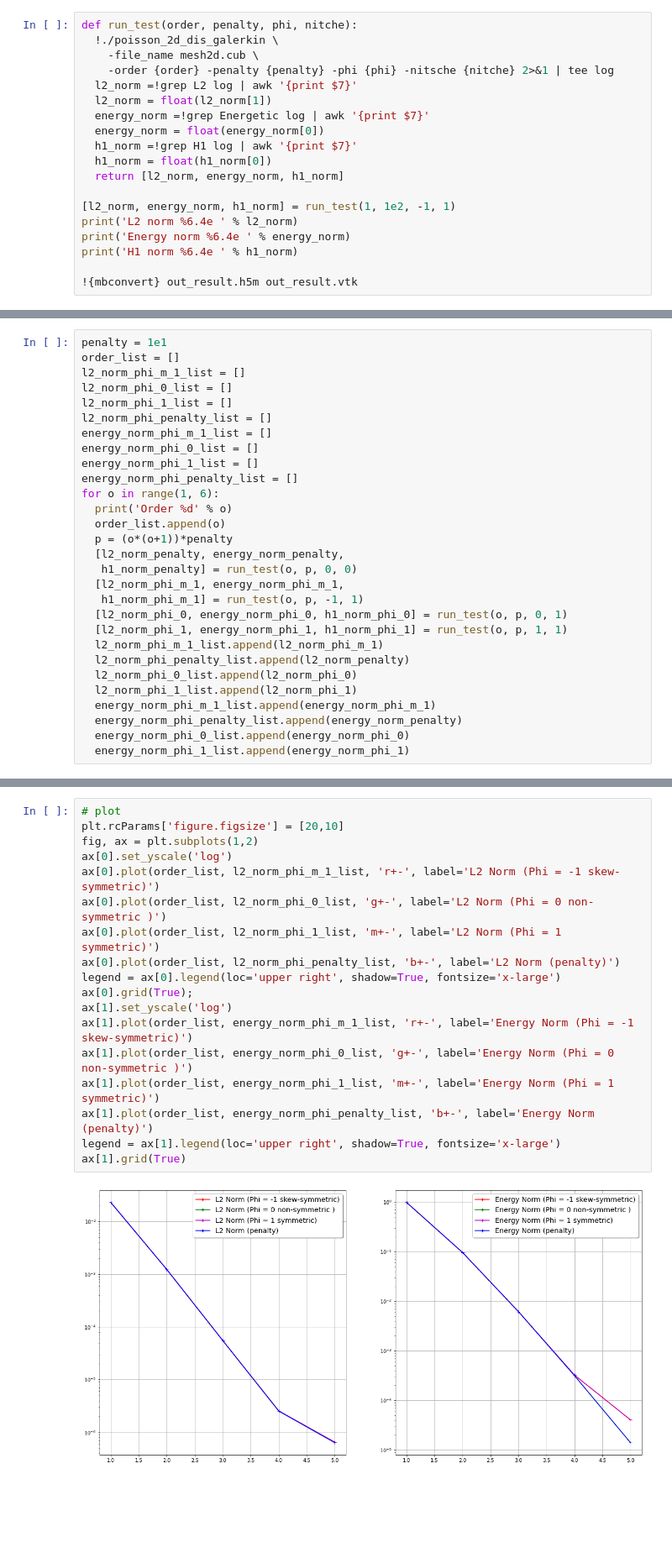
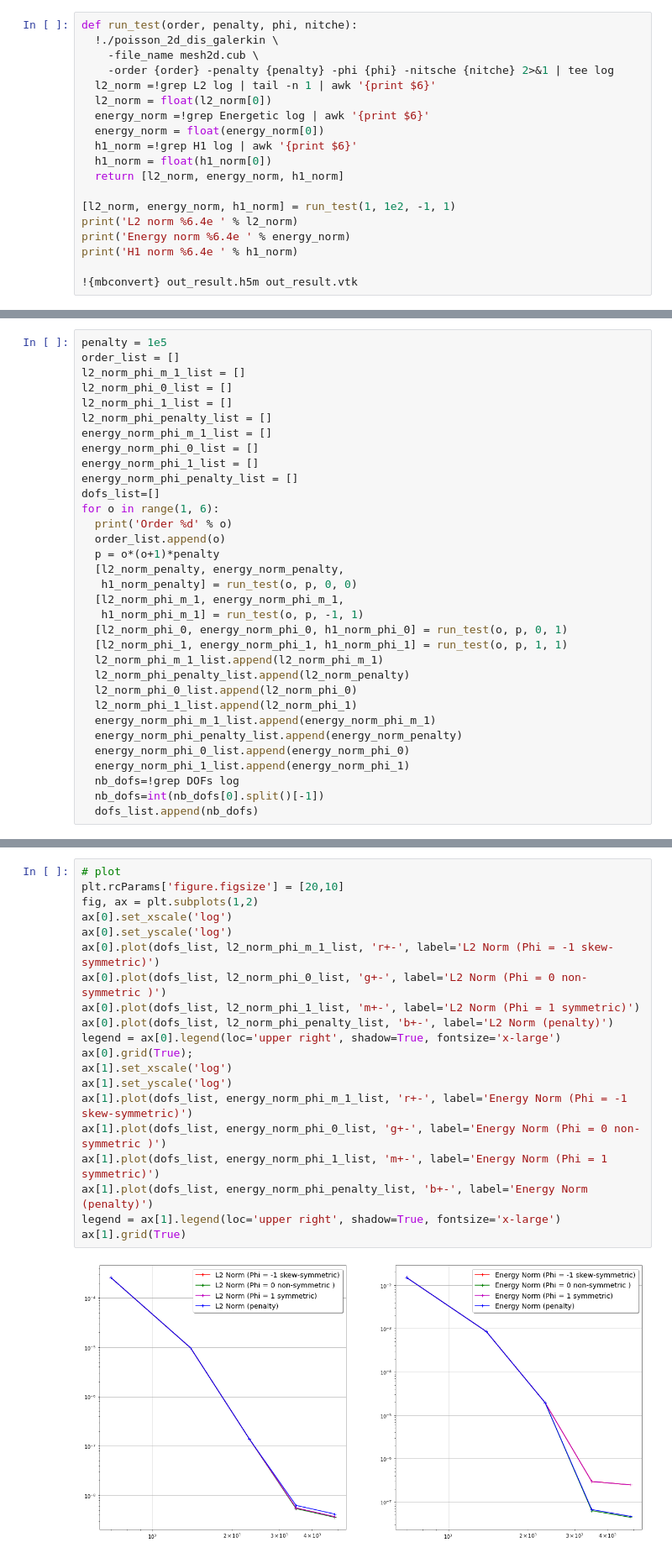
Before and after one commit to MoFEM/users-modules-cephas, a Jupyter notebook: tutorials/scl-11/test.ipynb, the cells around one changed output, grey strips where cells are left out. Shown at 84% size. Cells and saved outputs as stored; diff of their text form; blank space fills up the shorter version.

```diff
--- a/tutorials/scl-11/test.ipynb
+++ b/tutorials/scl-11/test.ipynb
@@ -28,11 +28,11 @@ def run_test(order, penalty, phi, nitche):
   !./poisson_2d_dis_galerkin \
     -file_name mesh2d.cub \
     -order {order} -penalty {penalty} -phi {phi} -nitsche {nitche} 2>&1 | tee log
-  l2_norm =!grep L2 log | awk '{print $7}'
-  l2_norm = float(l2_norm[1])
-  energy_norm =!grep Energetic log | awk '{print $7}'
+  l2_norm =!grep L2 log | tail -n 1 | awk '{print $6}'
+  l2_norm = float(l2_norm[0])
+  energy_norm =!grep Energetic log | awk '{print $6}'
   energy_norm = float(energy_norm[0])
-  h1_norm =!grep H1 log | awk '{print $7}'
+  h1_norm =!grep H1 log | awk '{print $6}'
   h1_norm = float(h1_norm[0])
   return [l2_norm, energy_norm, h1_norm]
 
@@ -61,7 +61,7 @@ H1 norm 3.1068e+00
 Read "out_result.h5m"
 Wrote "out_result.vtk"
 # %%
-penalty = 1e1
+penalty = 1e5
 order_list = []
 l2_norm_phi_m_1_list = []
 l2_norm_phi_0_list = []
@@ -71,10 +71,11 @@ energy_norm_phi_m_1_list = []
 energy_norm_phi_0_list = []
 energy_norm_phi_1_list = []
 energy_norm_phi_penalty_list = []
+dofs_list=[]
 for o in range(1, 6):
   print('Order %d' % o)
   order_list.append(o)
-  p = (o*(o+1))*penalty
+  p = o*(o+1)*penalty
   [l2_norm_penalty, energy_norm_penalty,
    h1_norm_penalty] = run_test(o, p, 0, 0)
   [l2_norm_phi_m_1, energy_norm_phi_m_1,
@@ -89,6 +90,9 @@ for o in range(1, 6):
   energy_norm_phi_penalty_list.append(energy_norm_penalty)
   energy_norm_phi_0_list.append(energy_norm_phi_0)
   energy_norm_phi_1_list.append(energy_norm_phi_1)
+  nb_dofs=!grep DOFs log
+  nb_dofs=int(nb_dofs[0].split()[-1])
+  dofs_list.append(nb_dofs)
 # %% [output]
 Order 1
 [0] <inform> MoFEM version 0.13.0 (MOAB 5.3.0 Petsc Release Version 3.16.1, Nov 01, 2021 )
@@ -110,20 +114,22 @@ Order 1
 # %%
 # plot
 plt.rcParams['figure.figsize'] = [20,10]
 fig, ax = plt.subplots(1,2)
+ax[0].set_xscale('log')
 ax[0].set_yscale('log')
-ax[0].plot(order_list, l2_norm_phi_m_1_list, 'r+-', label='L2 Norm (Phi = -1 skew-symmetric)')
-ax[0].plot(order_list, l2_norm_phi_0_list, 'g+-', label='L2 Norm (Phi = 0 non-symmetric )')
-ax[0].plot(order_list, l2_norm_phi_1_list, 'm+-', label='L2 Norm (Phi = 1 symmetric)')
-ax[0].plot(order_list, l2_norm_phi_penalty_list, 'b+-', label='L2 Norm (penalty)')
+ax[0].plot(dofs_list, l2_norm_phi_m_1_list, 'r+-', label='L2 Norm (Phi = -1 skew-symmetric)')
+ax[0].plot(dofs_list, l2_norm_phi_0_list, 'g+-', label='L2 Norm (Phi = 0 non-symmetric )')
+ax[0].plot(dofs_list, l2_norm_phi_1_list, 'm+-', label='L2 Norm (Phi = 1 symmetric)')
+ax[0].plot(dofs_list, l2_norm_phi_penalty_list, 'b+-', label='L2 Norm (penalty)')
 legend = ax[0].legend(loc='upper right', shadow=True, fontsize='x-large')
 ax[0].grid(True);
+ax[1].set_xscale('log')
 ax[1].set_yscale('log')
-ax[1].plot(order_list, energy_norm_phi_m_1_list, 'r+-', label='Energy Norm (Phi = -1 skew-symmetric)')
-ax[1].plot(order_list, energy_norm_phi_0_list, 'g+-', label='Energy Norm (Phi = 0 non-symmetric )')
-ax[1].plot(order_list, energy_norm_phi_1_list, 'm+-', label='Energy Norm (Phi = 1 symmetric)')
-ax[1].plot(order_list, energy_norm_phi_penalty_list, 'b+-', label='Energy Norm (penalty)')
+ax[1].plot(dofs_list, energy_norm_phi_m_1_list, 'r+-', label='Energy Norm (Phi = -1 skew-symmetric)')
+ax[1].plot(dofs_list, energy_norm_phi_0_list, 'g+-', label='Energy Norm (Phi = 0 non-symmetric )')
+ax[1].plot(dofs_list, energy_norm_phi_1_list, 'm+-', label='Energy Norm (Phi = 1 symmetric)')
+ax[1].plot(dofs_list, energy_norm_phi_penalty_list, 'b+-', label='Energy Norm (penalty)')
 legend = ax[1].legend(loc='upper right', shadow=True, fontsize='x-large')
 ax[1].grid(True)
 # %% [output]
-[figure, old version]
+[figure, new version]
```
Also changed, not shown: parts of 3 cells of this notebook, 2 other files.
